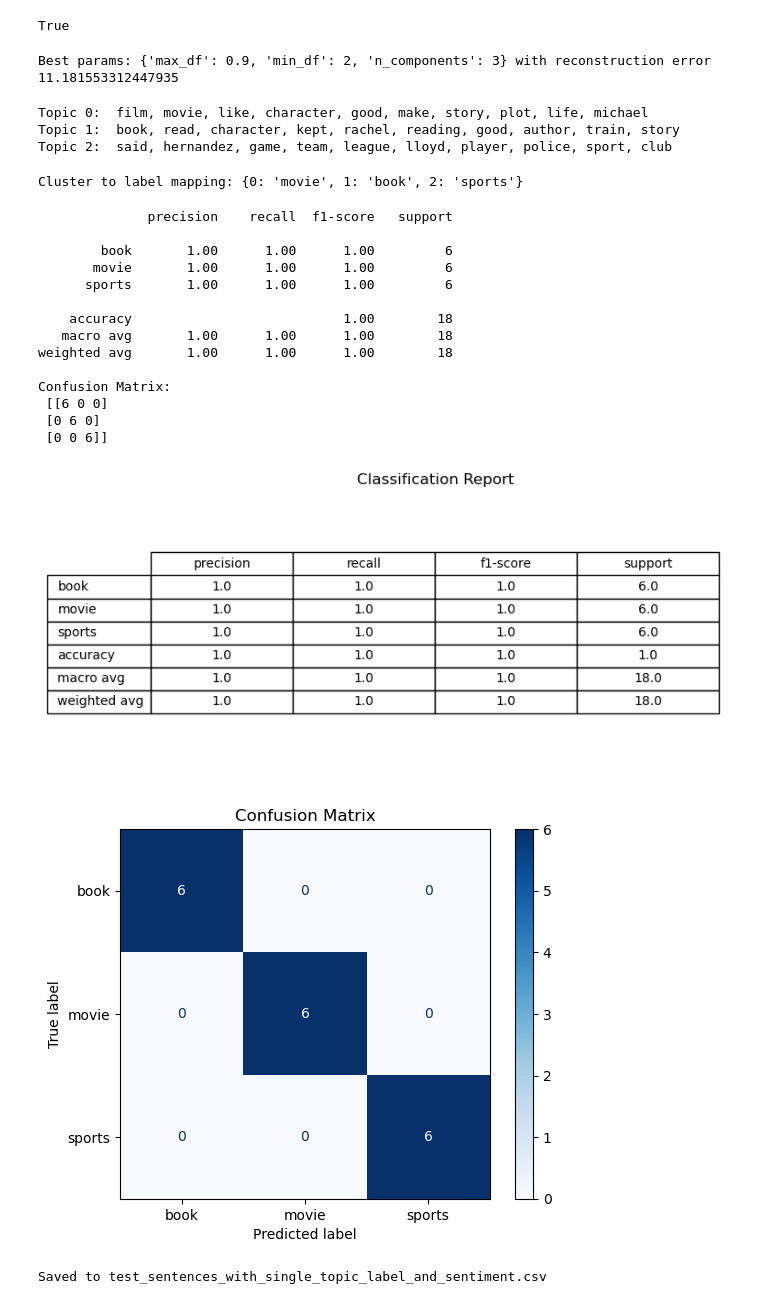
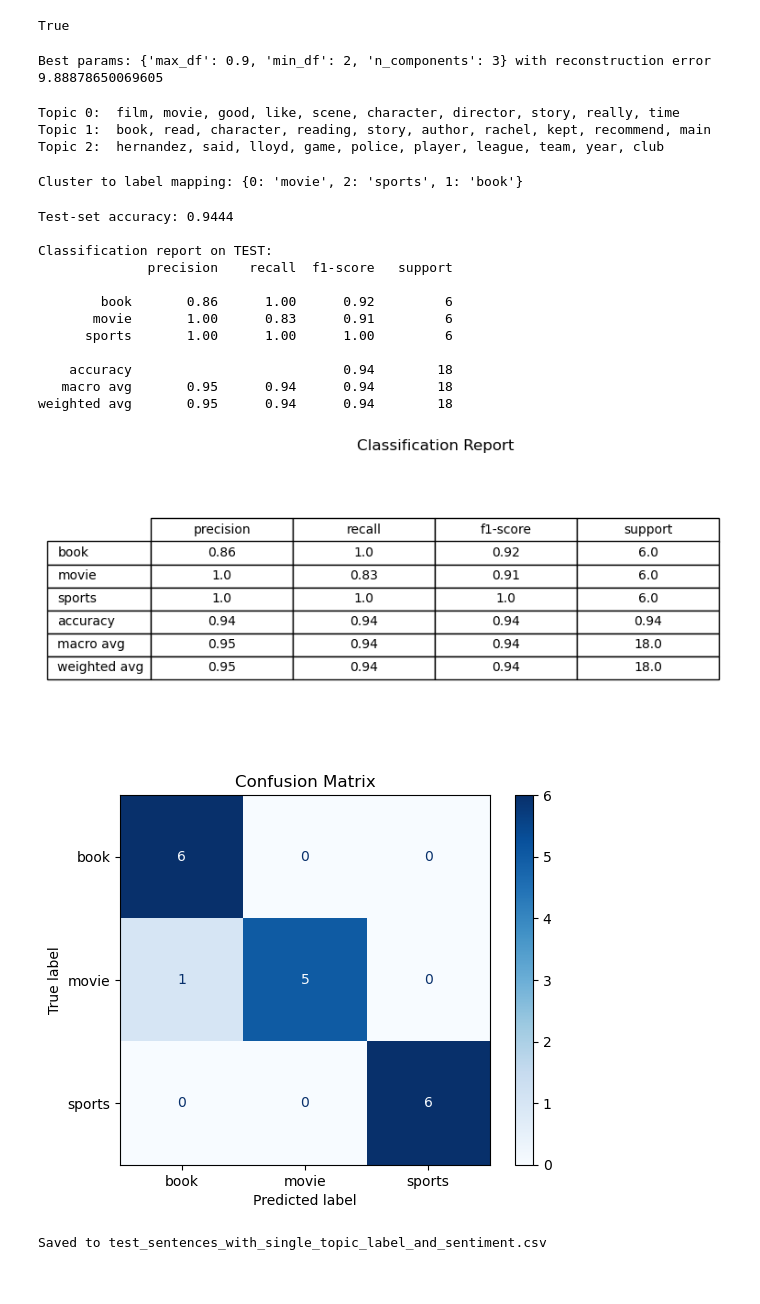
Before and after one commit to PARCISZEWSKI/text_mining_ai_58, a Jupyter notebook: NMF.ipynb, the cells around one changed output. Drawn from its saved outputs; the diff is of its cells as text; code cells hidden in the pictures.

```diff
--- a/NMF.ipynb
+++ b/NMF.ipynb
@@ -78,6 +79,9 @@ train_df['clean'] = train_df['text'].apply(preprocess)
 test_df['clean'] = test_df['sentence'].apply(preprocess)
 # %%
 # NMF
+
+train_df, val_df = train_test_split(train_df, test_size=0.20, stratify=train_df["topic"], random_state=10)
+
 
 n_topics = train_df['topic'].nunique()
 
@@ -93,7 +97,7 @@ for max_df in param_grid['max_df']:
         tfidf = TfidfVectorizer(max_df=max_df, min_df=min_df, stop_words='english')
         X = tfidf.fit_transform(train_df['clean'])
 
-        nmf = NMF(n_components=n_topics, random_state=42, init='nndsvda', max_iter=200)
+        nmf = NMF(n_components=n_topics, random_state=10, init='nndsvda', max_iter=200)
         nmf.fit(X)
         score = nmf.reconstruction_err_
 
@@ -106,7 +110,7 @@ for max_df in param_grid['max_df']:
 
 print("Best params:", best_params, "with reconstruction error", best_score)
 # %% [output]
-Best params: {'max_df': 0.9, 'min_df': 2, 'n_components': 3} with reconstruction error 11.181553312447935
+Best params: {'max_df': 0.9, 'min_df': 2, 'n_components': 3} with reconstruction error 9.88878650069605
 # %%
 # Fit final model with best parameters
 tfidf = TfidfVectorizer(max_df=best_params['max_df'], min_df=best_params['min_df'], stop_words='english')
@@ -126,25 +130,25 @@ def display_topics(H, feature_names, num_top_words=10):
 
 display_topics(H, feature_names)
 # %% [output]
-Topic 0:  film, movie, like, character, good, make, story, plot, life, michael
-Topic 1:  book, read, character, kept, rachel, reading, good, author, train, story
-Topic 2:  said, hernandez, game, team, league, lloyd, player, police, sport, club
+Topic 0:  film, movie, good, like, scene, character, director, story, really, time
+Topic 1:  book, read, character, reading, story, author, rachel, kept, recommend, main
+Topic 2:  hernandez, said, lloyd, game, police, player, league, team, year, club
 # %%
 # Predict topics on test set
-test_X = tfidf.transform(test_df['clean'])
-W_test = nmf.transform(test_X)
-test_pred = np.argmax(W_test, axis=1)
+X_val = tfidf.transform(val_df["clean"])
+W_val = nmf.transform(X_val)
+val_pred = np.argmax(W_val, axis=1)
 # %%
-clusters = np.unique(test_pred)
-topics = test_df['topic'].unique()
+clusters = np.unique(val_pred)
+topics   = val_df["topic"].unique()
 
 # Build confusion matrix between clusters and true topics
 confusion = np.zeros((len(clusters), len(topics)), dtype=int)
 for i, cluster in enumerate(clusters):
-    actuals = test_df.loc[test_pred == cluster, 'topic']
+    actuals = val_df.loc[val_pred == cluster, "topic"]
     counts = Counter(actuals)
     for j, topic in enumerate(topics):
-        confusion[i, j] = counts[topic]
+        confusion[i, j] = counts.get(topic, 0)
 
 # Assign each cluster to unique topic
 assigned_topics = set()
@@ -158,32 +162,38 @@ for _ in range(len(clusters)):
 
 print("Cluster to label mapping:", cluster_to_label)
 # %% [output]
-Cluster to label mapping: {0: 'movie', 1: 'book', 2: 'sports'}
+Cluster to label mapping: {0: 'movie', 2: 'sports', 1: 'book'}
 # %%
 # Assign predicted labels
-test_df['predicted_topic'] = [cluster_to_label[c] for c in test_pred]
+
+X_test = tfidf.transform(test_df["clean"])
+W_test = nmf.transform(X_test)
+test_pred_clusters = np.argmax(W_test, axis=1)
+
+test_pred_labels = [cluster_to_label[cluster] for cluster in test_pred_clusters]
 # %%
 # Evaluation
-print(classification_report(test_df['topic'], test_df['predicted_topic']))
-print("Confusion Matrix:\n", confusion_matrix(test_df['topic'], test_df['predicted_topic']))
+y_test = test_df["topic"].tolist()
+accuracy = accuracy_score(y_test, test_pred_labels)
+print(f"Test‐set accuracy: {accuracy:.4f}")
+print("\nClassification report on TEST:")
+print(classification_report(y_test, test_pred_labels))
 # %% [output]
+Test‐set accuracy: 0.9444
+
+Classification report on TEST:
               precision    recall  f1-score   support
 
-        book       1.00      1.00      1.00         6
-       movie       1.00      1.00      1.00         6
+        book       0.86      1.00      0.92         6
+       movie       1.00      0.83      0.91         6
       sports       1.00      1.00      1.00         6
 
-    accuracy                           1.00        18
-   macro avg       1.00      1.00      1.00        18
-weighted avg       1.00      1.00      1.00        18
-
-Confusion Matrix:
- [[6 0 0]
- [0 6 0]
- [0 0 6]]
+    accuracy                           0.94        18
+   macro avg       0.95      0.94      0.94        18
+weighted avg       0.95      0.94      0.94        18
 # %%
 # Generate classification report
-report = classification_report(test_df['topic'], test_df['predicted_topic'], output_dict=True)
+report = classification_report(y_test, test_pred_labels, output_dict=True)
 report_df = pd.DataFrame(report).transpose()
 
 # Plot as table for img
@@ -197,17 +207,21 @@ plt.title('Classification Report')
 plt.savefig('classification_report.png', bbox_inches='tight', dpi=150)
 plt.show()
 # %% [output]
-[figure, old version]
+[figure, new version]
 # %%
 # Confusion matrix for img
+
+test_df['predicted_topic'] = test_pred_labels
 cm = confusion_matrix(test_df['topic'], test_df['predicted_topic'])
+
 disp = ConfusionMatrixDisplay(confusion_matrix=cm, display_labels=np.unique(test_df['topic']))
+
 disp.plot(cmap='Blues')
 plt.title('Confusion Matrix')
 plt.savefig('confusion_matrix.png', dpi=150)
 plt.show()
 # %% [output]
-[figure, old version]
+[figure, new version]
 # %%
 # Save test sentences with real topic labels and sentiment
 
```
Also changed, not shown: parts of 4 cells of this notebook.
